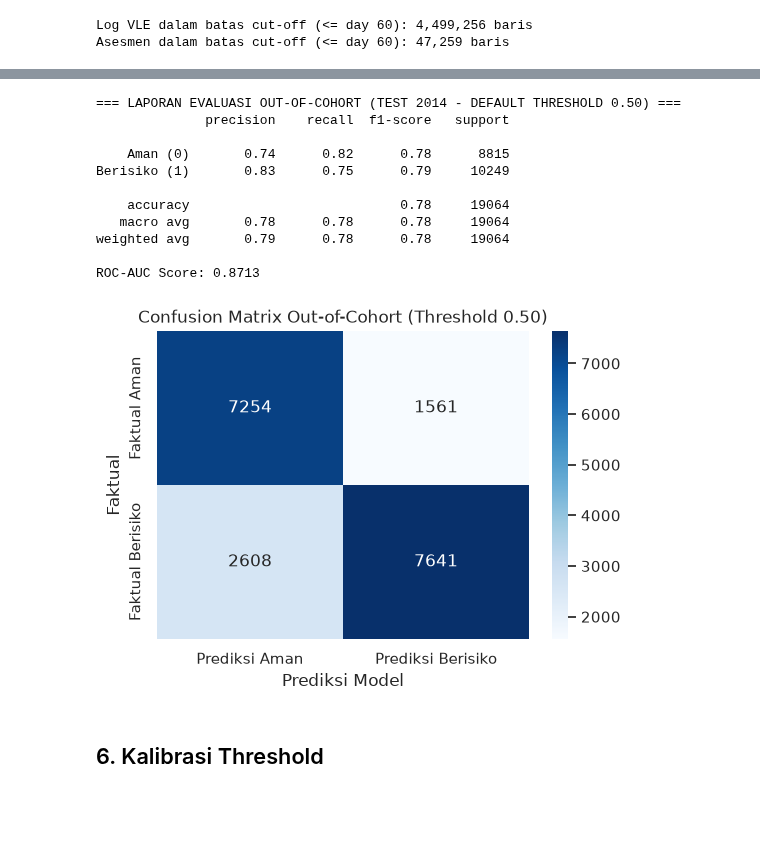
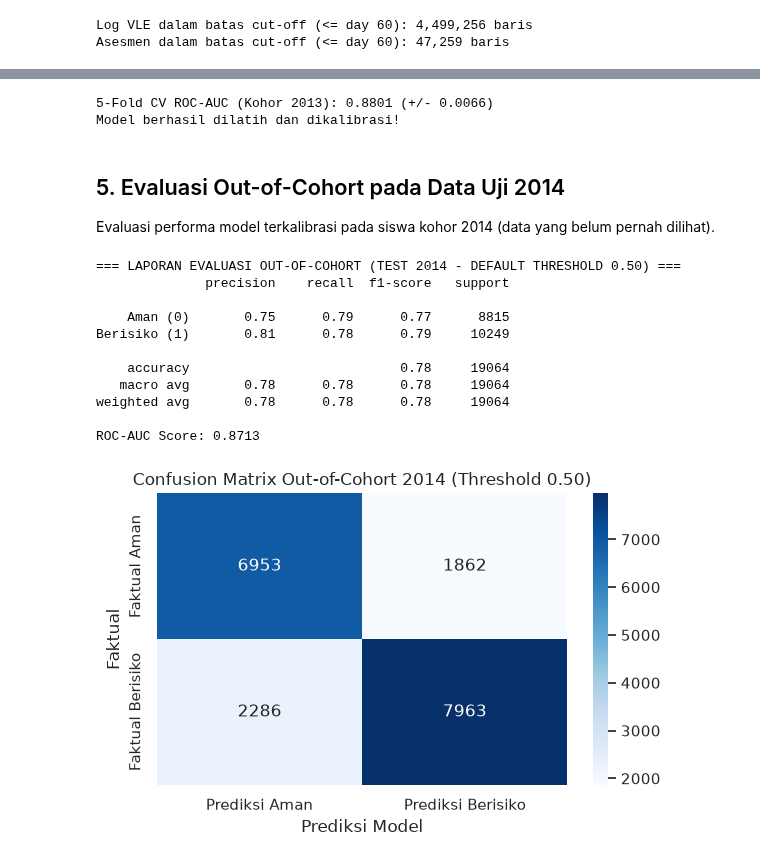
Before and after one commit to RuneSong-ctrl/Model-BK-Ews, a Jupyter notebook: model_ews.ipynb, the cells around one changed output, grey strips where cells are left out. Cells and saved outputs as stored; diff of their text form; code cells hidden in the pictures; blank space fills up the shorter version.

```diff
--- a/model_ews.ipynb
+++ b/model_ews.ipynb
@@ -147,13 +232,0 @@ Jumlah Data Uji (Kohor 2014):   19,064 siswa
-# %%
-from sklearn.ensemble import RandomForestClassifier
-
-rf_model = RandomForestClassifier(
-    n_estimators=150,
-    max_depth=7,
-    class_weight='balanced',
-    random_state=42,
-    n_jobs=-1
-)
-
-rf_model.fit(X_train, y_train)
-print("Model Random Forest berhasil dilatih pada kohor 2013!")
@@ -164,35 +239,59 @@ Model Random Forest berhasil dilatih pada kohor 2013!
+# %%
+skf = StratifiedKFold(n_splits=5, shuffle=True, random_state=42)
+
+base_rf = RandomForestClassifier(
+    n_estimators=200,
+    max_depth=10,
+    min_samples_leaf=5,
+    min_samples_split=10,
+    class_weight='balanced',
+    random_state=42,
+    n_jobs=-1
+)
+
+# 1. Evaluasi 5-Fold Cross Validation pada Kohor Latih 2013
+cv_scores = cross_val_score(base_rf, X_train, y_train, cv=skf, scoring='roc_auc', n_jobs=-1)
+print(f"5-Fold CV ROC-AUC (Kohor 2013): {cv_scores.mean():.4f} (+/- {cv_scores.std():.4f})")
+
+# 2. Kalibrasi Probabilitas Model menggunakan 5-Fold Stratified CV
+calibrated_model = CalibratedClassifierCV(estimator=base_rf, method='sigmoid', cv=skf)
+calibrated_model.fit(X_train, y_train)
+print("Model berhasil dilatih dan dikalibrasi!")
+# %% [output]
+5-Fold CV ROC-AUC (Kohor 2013): 0.8801 (+/- 0.0066)
+Model berhasil dilatih dan dikalibrasi!
+# %% [markdown]
+## 5. Evaluasi Out-of-Cohort pada Data Uji 2014
+Evaluasi performa model terkalibrasi pada siswa kohor 2014 (data yang belum pernah dilihat).
 # %%
-from sklearn.metrics import classification_report, confusion_matrix, roc_auc_score
-
-y_pred_default = rf_model.predict(X_test)
-y_prob = rf_model.predict_proba(X_test)[:, 1]
+y_prob = calibrated_model.predict_proba(X_test)[:, 1]
+y_pred_default = (y_prob >= 0.50).astype(int)
 
 print("=== LAPORAN EVALUASI OUT-OF-COHORT (TEST 2014 - DEFAULT THRESHOLD 0.50) ===")
 print(classification_report(y_test, y_pred_default, target_names=['Aman (0)', 'Berisiko (1)']))
 print(f"ROC-AUC Score: {roc_auc_score(y_test, y_prob):.4f}")
 
 # Plot Confusion Matrix
 cm = confusion_matrix(y_test, y_pred_default)
 plt.figure(figsize=(6, 4))
 sns.heatmap(cm, annot=True, fmt='d', cmap='Blues',
             xticklabels=['Prediksi Aman', 'Prediksi Berisiko'],
             yticklabels=['Faktual Aman', 'Faktual Berisiko'])
-plt.title('Confusion Matrix Out-of-Cohort (Threshold 0.50)')
+plt.title('Confusion Matrix Out-of-Cohort 2014 (Threshold 0.50)')
 plt.ylabel('Faktual')
 plt.xlabel('Prediksi Model')
+plt.tight_layout()
 plt.show()
 # %% [output]
 === LAPORAN EVALUASI OUT-OF-COHORT (TEST 2014 - DEFAULT THRESHOLD 0.50) ===
               precision    recall  f1-score   support
 
-    Aman (0)       0.74      0.82      0.78      8815
-Berisiko (1)       0.83      0.75      0.79     10249
+    Aman (0)       0.75      0.79      0.77      8815
+Berisiko (1)       0.81      0.78      0.79     10249
 
     accuracy                           0.78     19064
    macro avg       0.78      0.78      0.78     19064
-weighted avg       0.79      0.78      0.78     19064
+weighted avg       0.78      0.78      0.78     19064
 
 ROC-AUC Score: 0.8713
-[figure, old version]
+[figure, new version]
-# %% [markdown]
-## 6. Kalibrasi Threshold
```
Also changed, not shown: parts of 23 cells of this notebook, 1 other file.
